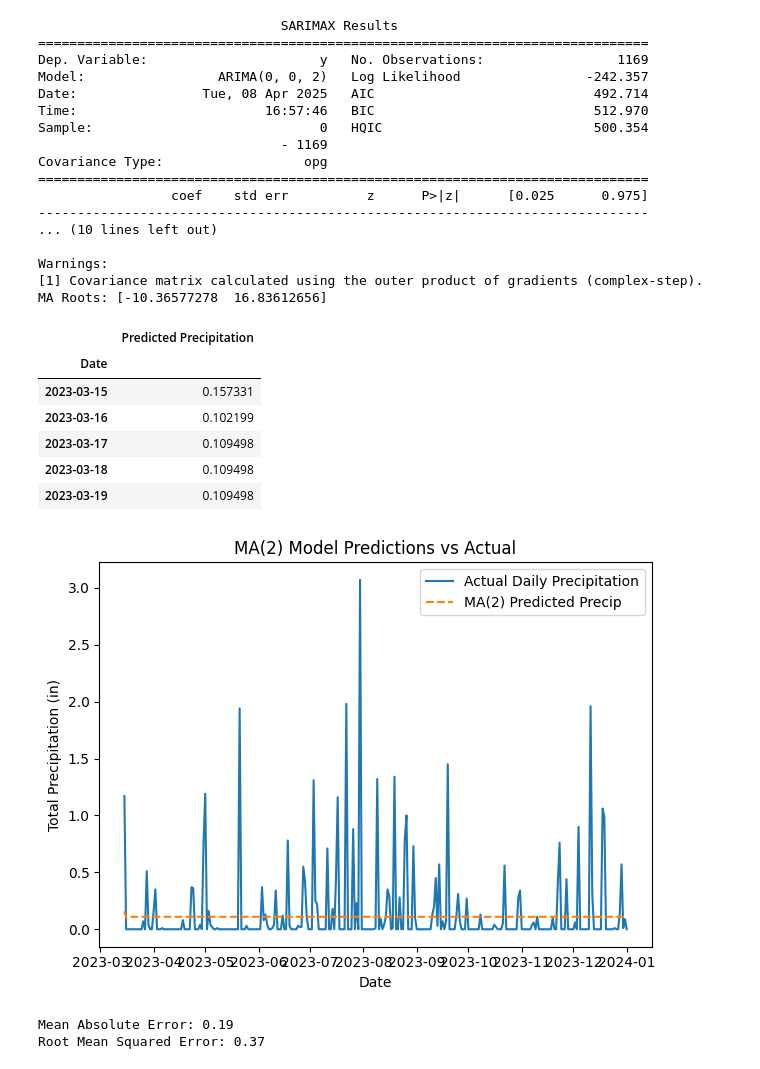
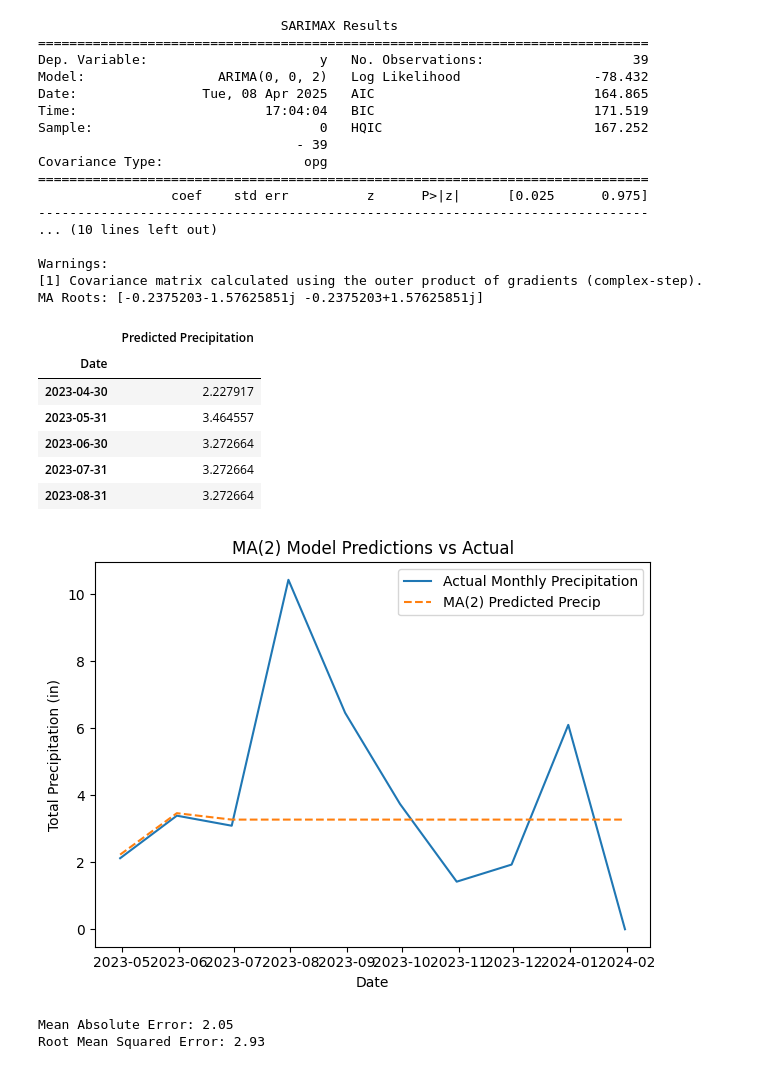
Before and after one commit to adammotts/WeatherPrediction, a Jupyter notebook: time_series.ipynb, the cells around one changed output. Drawn from its saved outputs; the diff is of its cells as text; code cells hidden in the pictures.

```diff
--- a/time_series.ipynb
+++ b/time_series.ipynb
@@ -14,11 +14,11 @@ df['Date/Time'] = pd.to_datetime(df['Date/Time'])
 df.set_index('Date/Time', inplace=True)
 df = df.fillna(0)
 
-daily_precip = df['Total Precip (in)'].resample('D').sum()
+monthly_precip = df['Total Precip (in)'].resample('M').sum()
 
-daily_precip = pd.DataFrame(daily_precip)
+monthly_precip = pd.DataFrame(monthly_precip)
 
-daily_precip.head()
+monthly_precip.head()
 # %% [output]
 |  | Total Precip (in) |
 | Date/Time |  |
@@ -71,5 +71,5 @@ plt.show()
 # %%
-precip_array = daily_precip.values.reshape(-1, 1)
+precip_array = monthly_precip.values.reshape(-1, 1)
 
 train_size = int(0.8 * len(precip_array))
 y_train = precip_array[:train_size]
@@ -157,12 +157,12 @@ print("MA Roots:", ma_results.maroots)
 # %% [output]
                                SARIMAX Results
 ==============================================================================
-Dep. Variable:                      y   No. Observations:                 1169
-Model:                 ARIMA(0, 0, 2)   Log Likelihood                -242.357
-Date:                Tue, 08 Apr 2025   AIC                            492.714
-Time:                        16:57:46   BIC                            512.970
-Sample:                             0   HQIC                           500.354
-                               - 1169
+Dep. Variable:                      y   No. Observations:                   39
+Model:                 ARIMA(0, 0, 2)   Log Likelihood                 -78.432
+Date:                Tue, 08 Apr 2025   AIC                            164.865
+Time:                        17:04:04   BIC                            171.519
+Sample:                             0   HQIC                           167.252
+                                 - 39
 Covariance Type:                  opg
 ==============================================================================
                  coef    std err          z      P>|z|      [0.025      0.975]
@@ -171,14 +171,14 @@ Covariance Type:                  opg
 
 Warnings:
 [1] Covariance matrix calculated using the outer product of gradients (complex-step).
-MA Roots: [-10.36577278  16.83612656]
+MA Roots: [-0.2375203-1.57625851j -0.2375203+1.57625851j]
 # %%
 ma_pred = ma_results.predict(
     start=len(y_train),
     end=len(y_train) + len(y_test) - 1
 )
 
-test_index = daily_precip.index[len(y_train):len(y_train) + len(y_test)]
+test_index = monthly_precip.index[len(y_train):len(y_train) + len(y_test)]
 
 pred_data = pd.DataFrame({
     'Date': test_index,
@@ -189,27 +189,27 @@ pred_data.head()
 # %% [output]
 |  | Predicted Precipitation |
 | Date |  |
-| 2023-03-15 | 0.157331 |
-| 2023-03-16 | 0.102199 |
-| 2023-03-17 | 0.109498 |
-| 2023-03-18 | 0.109498 |
-| 2023-03-19 | 0.109498 |
+| 2023-04-30 | 2.227917 |
+| 2023-05-31 | 3.464557 |
+| 2023-06-30 | 3.272664 |
+| 2023-07-31 | 3.272664 |
+| 2023-08-31 | 3.272664 |
 # %%
 actual_test = pd.Series(
     y_test.flatten(),
-    index=daily_precip.index[len(y_train):len(y_train) + len(y_test)]
+    index=monthly_precip.index[len(y_train):len(y_train) + len(y_test)]
 )
 
-plt.plot(actual_test, label='Actual Daily Precipitation')
+plt.plot(actual_test, label='Actual Monthly Precipitation')
 plt.plot(pred_data['Predicted Precipitation'], label='MA(2) Predicted Precip', linestyle='--')
 plt.xlabel('Date')
 plt.ylabel('Total Precipitation (in)')
 plt.title('MA(2) Model Predictions vs Actual')
 plt.legend()
 plt.tight_layout()
 plt.show()
 # %% [output]
-[figure, old version]
+[figure, new version]
 # %%
 y_pred = pred_data['Predicted Precipitation'].values
 
@@ -219,8 +219,8 @@ rmse = np.sqrt(mean_squared_error(y_test, y_pred))
 print(f'Mean Absolute Error: {mae:.2f}')
 print(f'Root Mean Squared Error: {rmse:.2f}')
 # %% [output]
-Mean Absolute Error: 0.19
-Root Mean Squared Error: 0.37
+Mean Absolute Error: 2.05
+Root Mean Squared Error: 2.93
 # %%
 arma_model = ARIMA(y_train, order=(2, 0, 2))
 arma_results = arma_model.fit()
```
Also changed, not shown: parts of 13 cells of this notebook.
